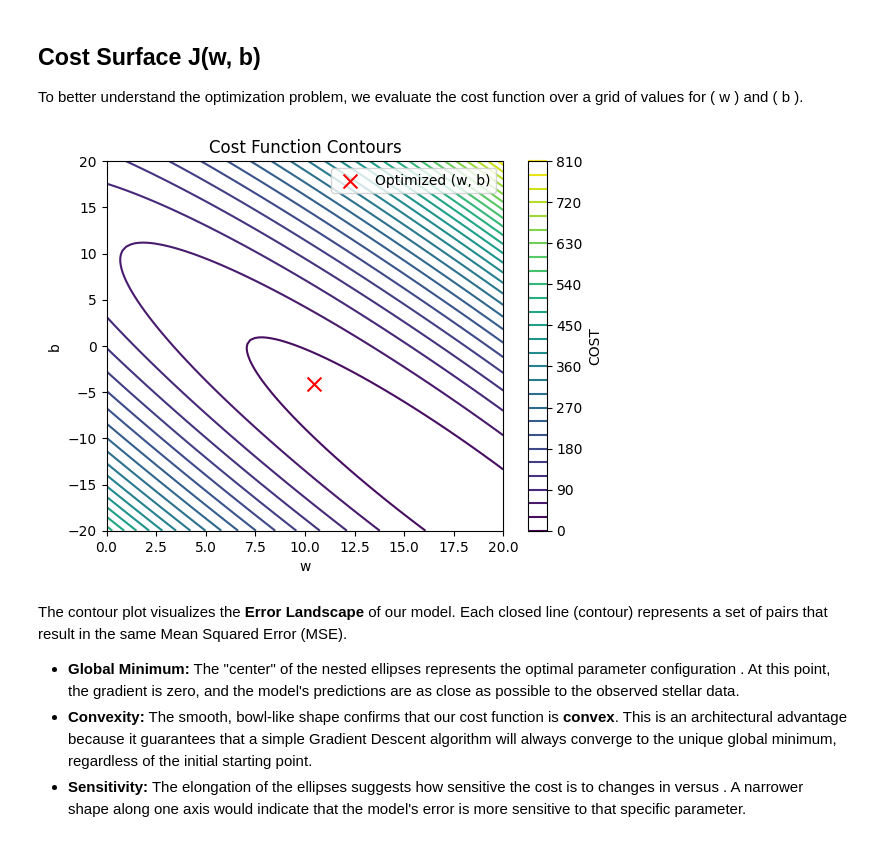
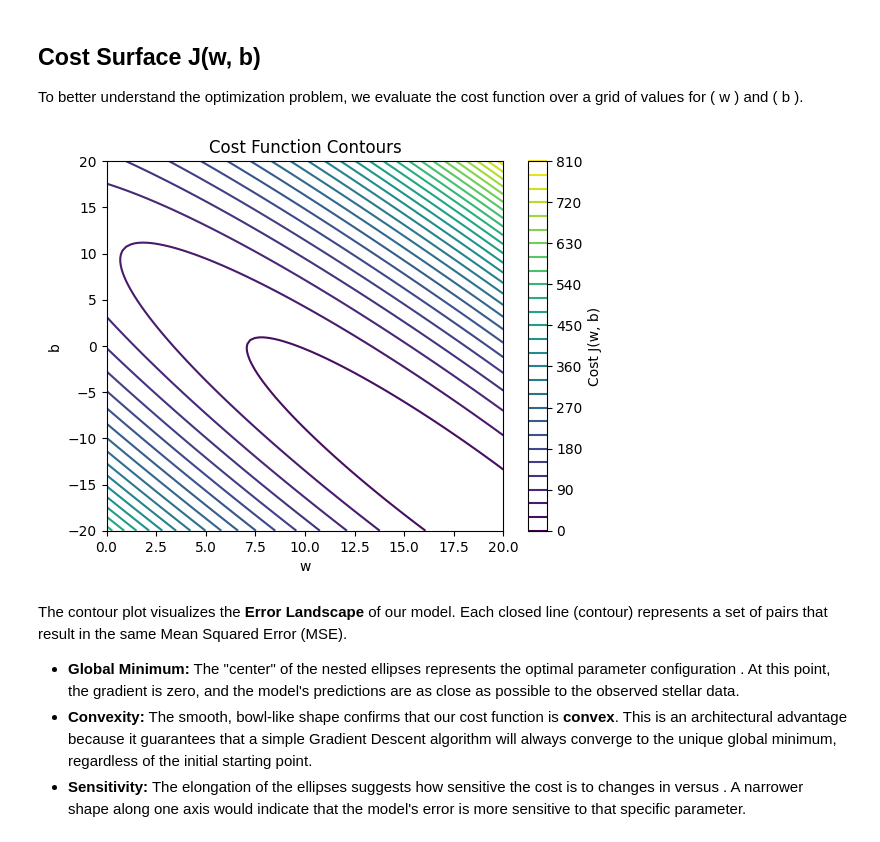
Before and after one commit to DaniAleRoB/Regression-and-cloud-ready-AI-infrastructure, a Jupyter notebook: notebooks/01_part1_linreg_1feature.ipynb, the cells around one changed output. Drawn from its saved outputs; the diff is of its cells as text; code cells hidden in the pictures.

```diff
--- a/notebooks/01_part1_linreg_1feature.ipynb
+++ b/notebooks/01_part1_linreg_1feature.ipynb
@@ -75,17 +75,12 @@ for i in range(W.shape[0]):
 # %%
 plt.contour(W, B, J, levels=30)
 plt.xlabel("w")
 plt.ylabel("b")
 plt.title("Cost Function Contours")
-plt.colorbar(label="COST")
-
-w_opt, b_opt, _ = gradient_descent_vectorized(M, L, alpha=0.01, iterations=500)
-
-plt.scatter(w_opt, b_opt, color='red', marker='x', s=100, label='Optimized (w, b)')
-plt.legend()
+plt.colorbar(label="Cost J(w, b)")
 plt.show()
 # %% [output]
-[figure, old version]
+[figure, new version]
 # %% [markdown]
 The contour plot visualizes the **Error Landscape** of our model. Each closed line (contour) represents a set of  pairs that result in the same Mean Squared Error (MSE).
 
```
Also changed, not shown: 3 other files.
